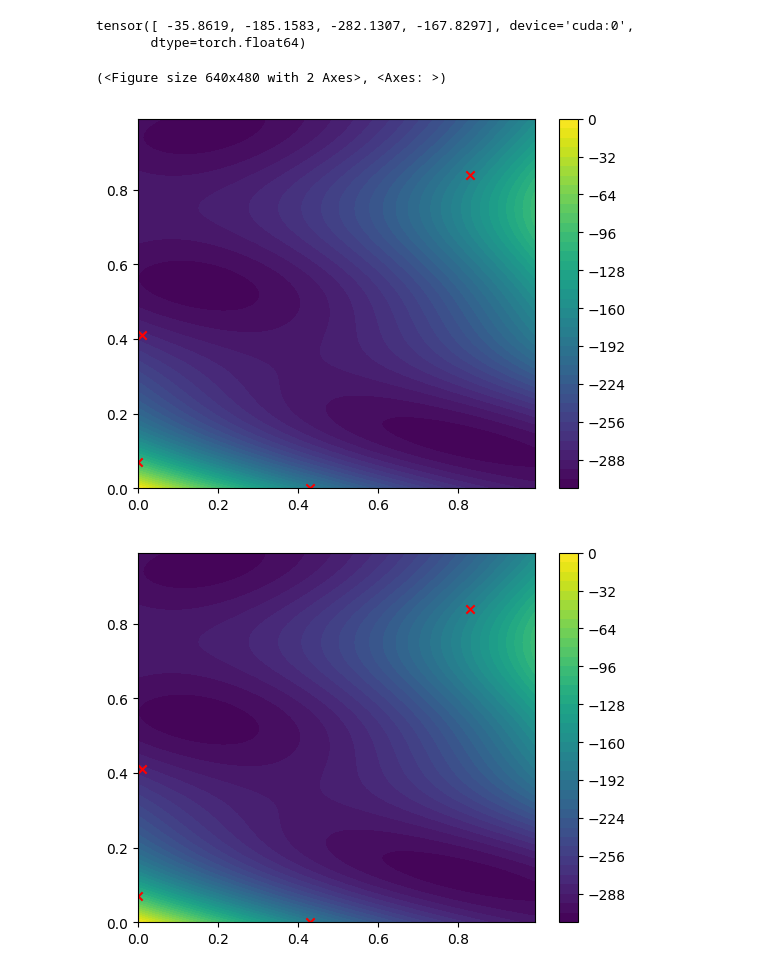
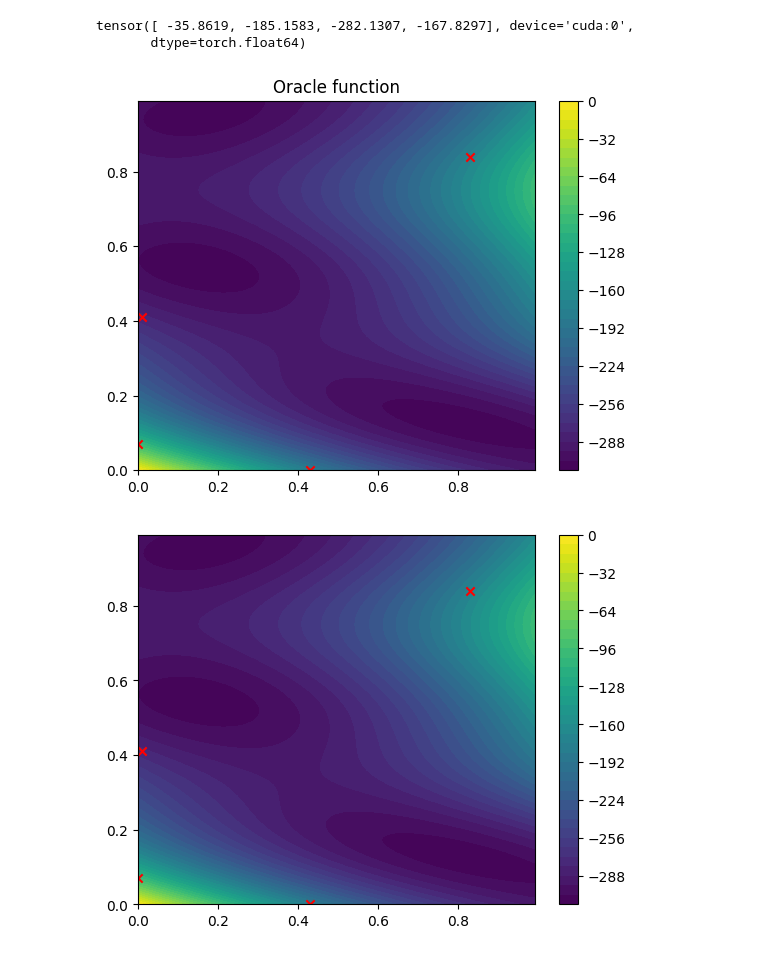
Before and after one commit to alexhernandezgarcia/activelearning, a Jupyter notebook: my_package/activelearning.ipynb, the cells around one changed output. Drawn from its saved outputs; the diff is of its cells as text; code cells hidden in the pictures.

```diff
--- a/my_package/activelearning.ipynb
+++ b/my_package/activelearning.ipynb
@@ -20,25 +20,20 @@ baseline_states = torch.tensor([[ 0,  7],
 # %%
-import numpy as np
 import matplotlib.pyplot as plt
-import torch
-def plot_function(fn, scatter_markers=None, output_index=-1):
+
+def plot_function(fn, space, scatter_markers=None, output_index=-1):
     # fn: function to plot
     # output_index: -1 if the output of the function is a single value; if the outputs are tuples index of the output that should be plotted
-    xi = np.arange(0,1,1/grid_size)
-    yi = np.arange(0,1,1/grid_size)
-    grid = np.array(np.meshgrid(xi,yi))
-    grid_flat = torch.tensor(grid.T, dtype=torch.float64).reshape(-1,2).to(device)
-    res = fn(grid_flat)
+    res = fn(space)
     if output_index >= 0:
         res = res[output_index]
-    res = res.to("cpu")
+    res = res.to("cpu").detach()
     fig, ax = plt.subplots(nrows=1)
     # ax.matshow(res)
     # https://matplotlib.org/stable/gallery/images_contours_and_fields/irregulardatagrid.html#sphx-glr-gallery-images-contours-and-fields-irregulardatagrid-py
     cntr = ax.contourf(xi, yi, res.reshape(int(len(res)**(1/2)),int(len(res)**(1/2))), levels=50)
     fig.colorbar(cntr, ax=ax)
     if scatter_markers is not None:
-        scatter_markers = scatter_markers/grid_size
+        scatter_markers = scatter_markers
         plt.scatter(x=scatter_markers[:,0], y=scatter_markers[:,1], c="red", marker="x")
     return fig, ax
 # %%
@@ -129,18 +127,19 @@ View run at https://wandb.ai/christina-humer/MF-AL-GFN/runs/mmadw9sn
 # %%
 # Oracle
 from gflownet.proxy.box.branin import Branin
 oracle = Branin(fidelity=1, do_domain_map=True, device=device, float_precision=64)
 
 # testing oracle
 print(oracle(baseline_states.to(device).clone()/grid_size))
 
 # plot oracle function
-plot_function(oracle, scatter_markers=baseline_states)
+plot_function(oracle, grid_flat.clone(), scatter_markers=baseline_states/grid_size)
+plt.title("Oracle function")
+plt.show()
 # %% [output]
 tensor([ -35.8619, -185.1583, -282.1307, -167.8297], device='cuda:0',
        dtype=torch.float64)
-(<Figure size 640x480 with 2 Axes>, <Axes: >)
-[figure, old version]
+[figure, new version]
 # %%
 # %% [output]
 [figure]
```
Also changed, not shown: parts of 5 cells of this notebook, 2 other files.
